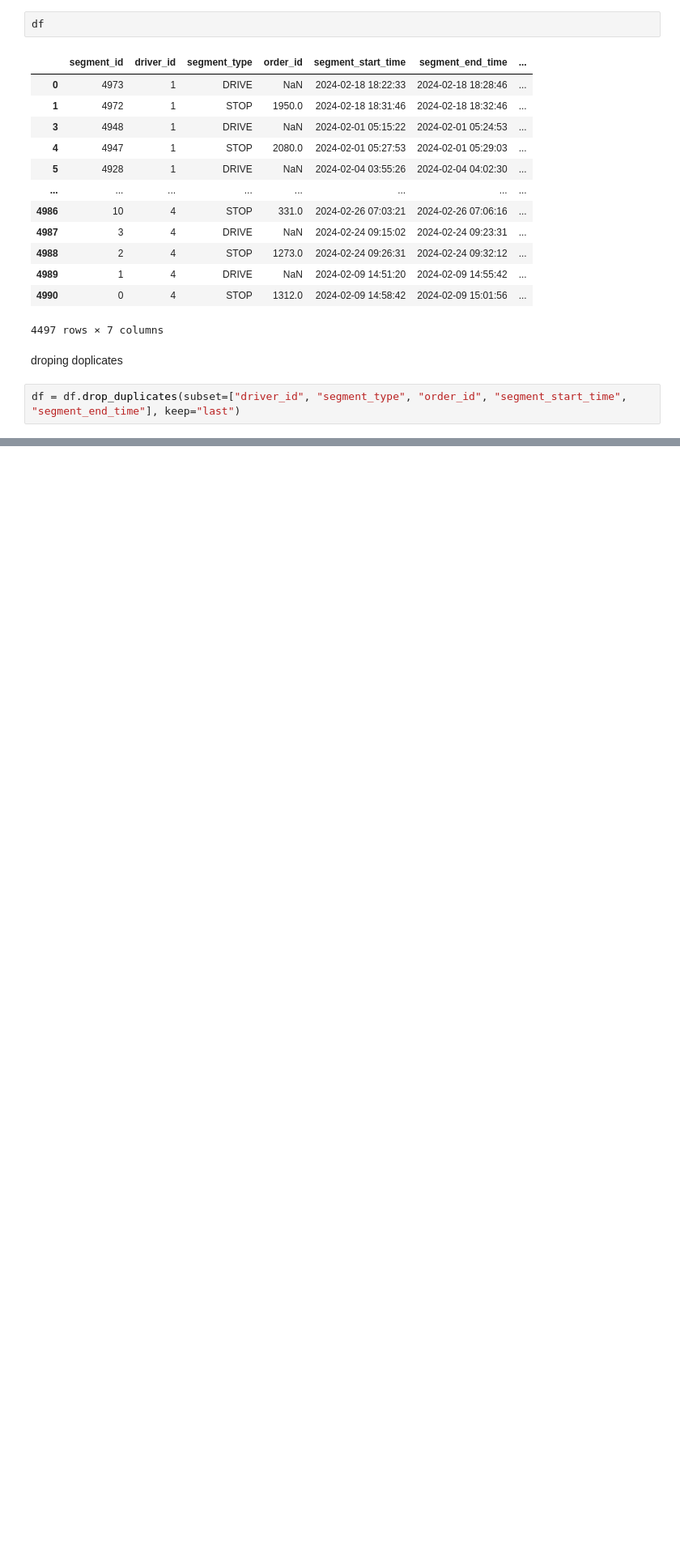
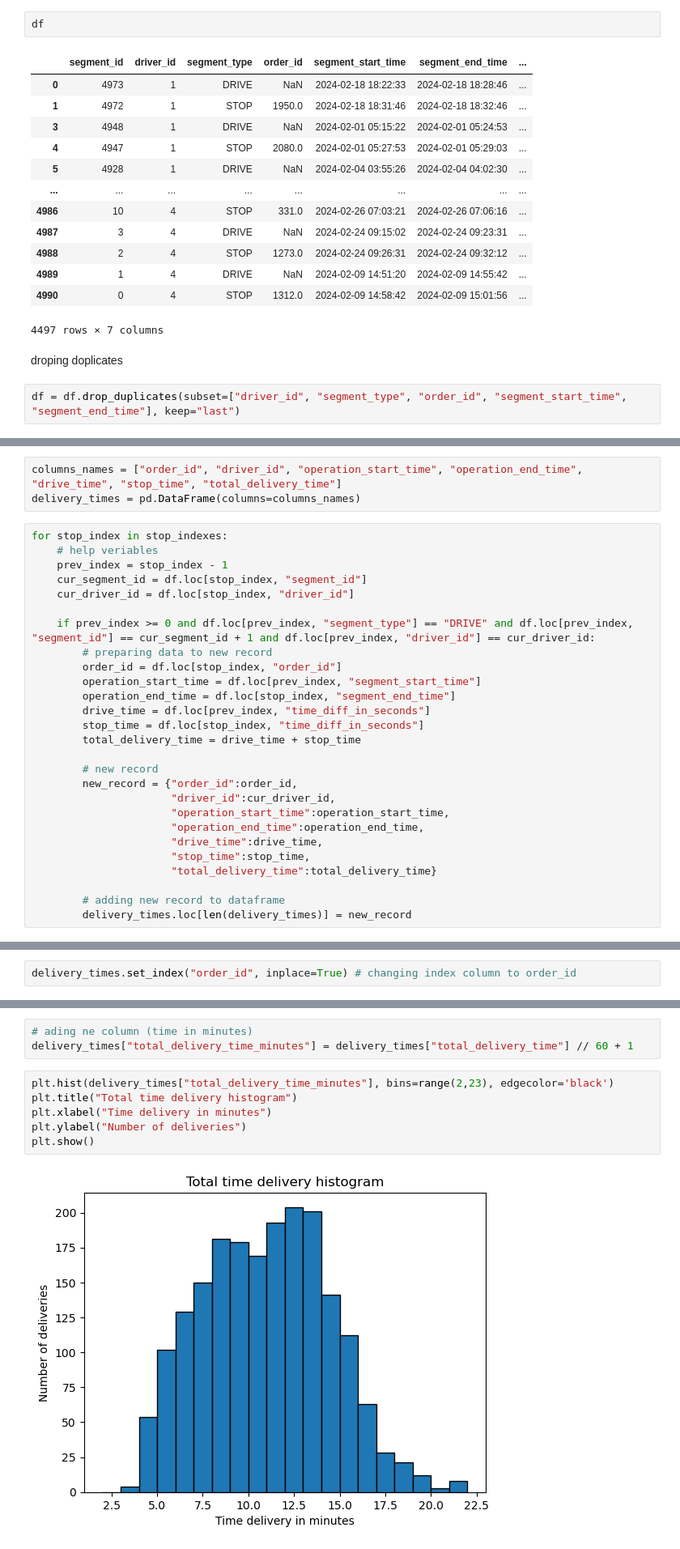
Before and after one commit to lion158/DeliveryTimePredictions, a Jupyter notebook: data_analysis.ipynb, the cells around one changed output, grey strips where cells are left out. Shown at 81% size. Saved outputs shown, nothing was run; the diff lists cells and outputs as text; blank space fills up the shorter version.

```diff
--- a/data_analysis.ipynb
+++ b/data_analysis.ipynb
@@ -84,0 +157,30 @@ check if deliver is in the same day?
+# %%
+columns_names = ["order_id", "driver_id", "operation_start_time", "operation_end_time", "drive_time", "stop_time", "total_delivery_time"]
+delivery_times = pd.DataFrame(columns=columns_names)
+# %%
+for stop_index in stop_indexes:
+    # help veriables
+    prev_index = stop_index - 1
+    cur_segment_id = df.loc[stop_index, "segment_id"]
+    cur_driver_id = df.loc[stop_index, "driver_id"]
+
+    if prev_index >= 0 and df.loc[prev_index, "segment_type"] == "DRIVE" and df.loc[prev_index, "segment_id"] == cur_segment_id + 1 and df.loc[prev_index, "driver_id"] == cur_driver_id:
+        # preparing data to new record
+        order_id = df.loc[stop_index, "order_id"]
+        operation_start_time = df.loc[prev_index, "segment_start_time"]
+        operation_end_time = df.loc[stop_index, "segment_end_time"]
+        drive_time = df.loc[prev_index, "time_diff_in_seconds"]
+        stop_time = df.loc[stop_index, "time_diff_in_seconds"]
+        total_delivery_time = drive_time + stop_time
+
+        # new record
+        new_record = {"order_id":order_id,
+                      "driver_id":cur_driver_id,
+                      "operation_start_time":operation_start_time,
+                      "operation_end_time":operation_end_time,
+                      "drive_time":drive_time,
+                      "stop_time":stop_time,
+                      "total_delivery_time":total_delivery_time}
+
+        # adding new record to dataframe
+        delivery_times.loc[len(delivery_times)] = new_record
@@ -84,0 +207,2 @@ check if deliver is in the same day?
+# %%
+delivery_times.set_index("order_id", inplace=True) # changing index column to order_id
@@ -84,0 +229,11 @@ check if deliver is in the same day?
+# %%
+# ading ne column (time in minutes)
+delivery_times["total_delivery_time_minutes"] = delivery_times["total_delivery_time"] // 60 + 1
+# %%
+plt.hist(delivery_times["total_delivery_time_minutes"], bins=range(2,23), edgecolor='black')
+plt.title("Total time delivery histogram")
+plt.xlabel("Time delivery in minutes")
+plt.ylabel("Number of deliveries")
+plt.show()
+# %% [output]
+[figure, added]
```
Also changed, not shown: parts of 83 cells of this notebook, 13 other files.
